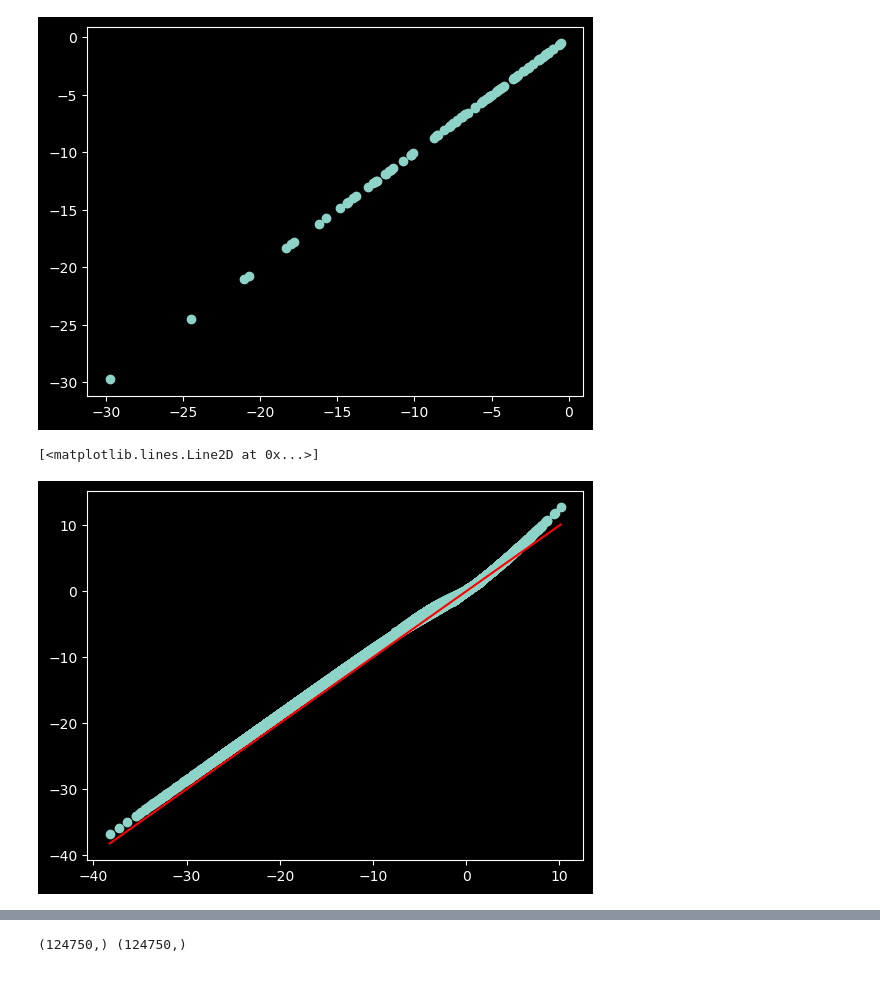
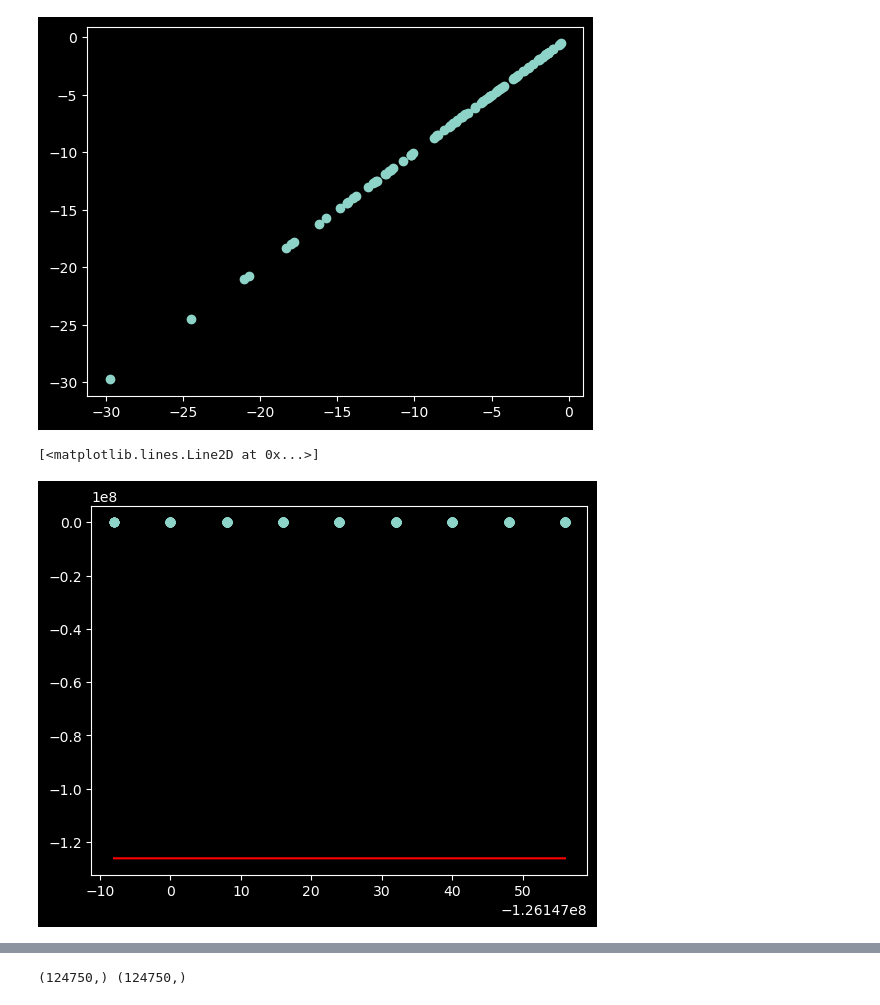
Before and after one commit to barwein/BayesProxyNets, a Jupyter notebook: src/test_discrete_sampling.ipynb, the cells around one changed output, grey strips where cells are left out. Drawn from its saved outputs; the diff is of its cells as text; code cells hidden in the pictures.

```diff
--- a/src/test_discrete_sampling.ipynb
+++ b/src/test_discrete_sampling.ipynb
@@ -30,7 +30,7 @@ print(x.shape, x2.shape, x_diff.shape, x2_or.shape)
 # Network data
 
 df_edges = jnp.transpose(jnp.stack([x_diff, x2_or]))
-theta = jnp.array([-2, 1.5])
+theta = jnp.array([-3, 1.5])
 gamma = jnp.array([1.1, 0.2, -1, 1])
 
 triu_star_probs = expit(jnp.dot(df_edges, theta))
@@ -98,9 +98,9 @@ def A_star_cond_log_post_with_Y(triu_star, triu_obs, df_edges, theta, gamma, Y,
     exposures = compute_exposures(triu_star, Z)
     df_nodes = jnp.transpose(jnp.stack([jnp.ones(n), Z, X, exposures]))
     mean_y = jnp.dot(df_nodes, eta)
-    y_log_likelihood = - jnp.sum((Y - mean_y)**2)
+    y_log_likelihood = - 0.5 * jnp.sum((Y - mean_y)**2)
 
-    return log_prob_sum_n + y_log_likelihood, y_log_likelihood
+    return log_prob_sum_n + y_log_likelihood, log_prob_n + y_log_likelihood
 # %%
 print(A_star_cond_log_post(triu_star, triu_obs, df_edges, theta, gamma))
 print(A_star_cond_log_post_with_Y(triu_star, triu_obs, df_edges, theta, gamma, Y, x, Z, eta))
@@ -111,7 +112,9 @@ print(A_star_cond_log_post_with_Y(triu_star, triu_obs, df_edges, theta, gamma, Y
 # %%
-val_grad_fn = jax.value_and_grad(A_star_cond_log_post, argnums=0, has_aux=True)
+# val_grad_fn = jax.value_and_grad(A_star_cond_log_post, argnums=0, has_aux=True)
+val_grad_fn = jax.value_and_grad(A_star_cond_log_post_with_Y, argnums=0, has_aux=True)
 
-(sum_logprob, log_prob), gradient = val_grad_fn(triu_star, triu_obs, df_edges, theta, gamma)
+# (sum_logprob, log_prob), gradient = val_grad_fn(triu_star, triu_obs, df_edges, theta, gamma)
+(sum_logprob, log_prob), gradient = val_grad_fn(triu_star, triu_obs, df_edges, theta, gamma, Y, x, Z, eta)
 print(log_prob.shape, gradient.shape)
 print(sum_logprob, "\n", gradient[1:10])
 
@@ -204,19 +207,21 @@ True
 # %%
 #  manual diff
 
-_, f_a = A_star_cond_log_post(triu_star, triu_obs, df_edges, theta, gamma)
-_, f_a_tag = A_star_cond_log_post(1-triu_star, triu_obs, df_edges, theta, gamma)
+# _, f_a = A_star_cond_log_post(triu_star, triu_obs, df_edges, theta, gamma)
+# _, f_a_tag = A_star_cond_log_post(1-triu_star, triu_obs, df_edges, theta, gamma)
+_, f_a = A_star_cond_log_post_with_Y(triu_star, triu_obs, df_edges, theta, gamma, Y, x, Z, eta)
+_, f_a_tag = A_star_cond_log_post_with_Y(1-triu_star, triu_obs, df_edges, theta, gamma, Y, x, Z, eta)
 
 grad_manual = f_a_tag - f_a
 
 # score_grad = jnp.sum(-(2*triu_star-1)*gradient)
 score_grad = -(2*triu_star-1)*gradient
 
 # plt.hist(score_grad, bins=100)
 plt.scatter(grad_manual, score_grad)
 #  add y~x line
 plt.plot([min(grad_manual), max(grad_manual)], [min(grad_manual), max(grad_manual)], color='red')
 # plt.hist(grad_manual - score_grad, bins=100)
 # %% [output]
 [<matplotlib.lines.Line2D at 0x...>]
-[figure, old version]
+[figure, new version]
```
Also changed, not shown: parts of 12 cells of this notebook.
